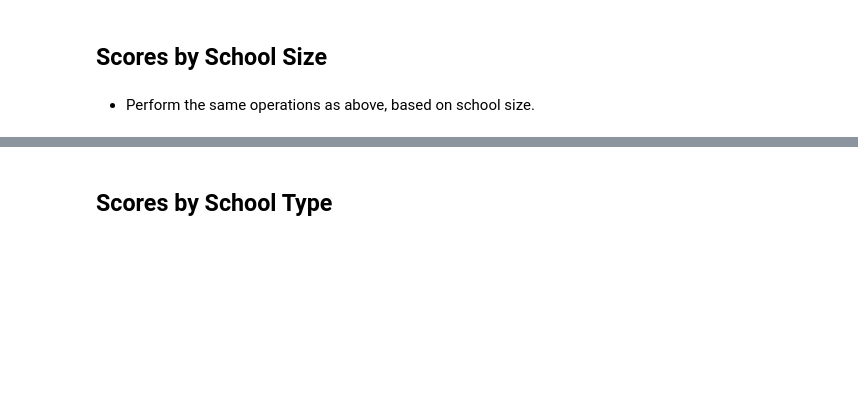
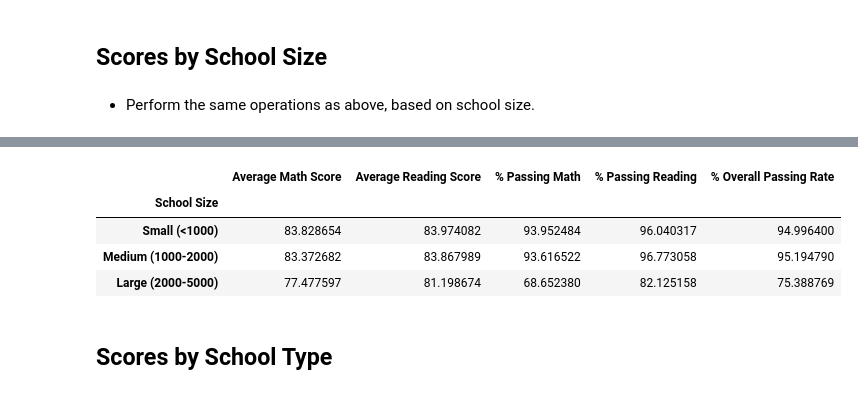
Before and after one commit to mtbulut/Pandas-Challenge-1, a Jupyter notebook: PyCitySchools/PyCitySchools_starter.ipynb, the cells around one changed output, grey strips where cells are left out. Saved outputs shown, nothing was run; the diff lists cells and outputs as text; code cells hidden in the pictures; blank space fills up the shorter version.

```diff
--- a/PyCitySchools/PyCitySchools_starter.ipynb
+++ b/PyCitySchools/PyCitySchools_starter.ipynb
@@ -254,4 +256,4 @@ spend
 # %%
 # Sample bins. Feel free to create your own bins.
 size_bins = [0, 1000, 2000, 5000]
-group_names = ["Small (<1000)", "Medium (1000-2000)", "Large (2000-5000)"]
+size_names = ["Small (<1000)", "Medium (1000-2000)", "Large (2000-5000)"]
@@ -265,3 +260,14 @@ group_names = ["Small (<1000)", "Medium (1000-2000)", "Large (2000-5000)"]
+# %%
+size = scores_by(schools,'Total Students',size_bins,size_names,)
+size = scores_math(size)\
+        .rename_axis('School Size')
+size[columns]
+# %% [output]
+|  | Average Math Score | Average Reading Score | % Passing Math | % Passing Reading | % Overall Passing Rate |
+| School Size |  |  |  |  |  |
+| Small (<1000) | 83.828654 | 83.974082 | 93.952484 | 96.040317 | 94.996400 |
+| Medium (1000-2000) | 83.372682 | 83.867989 | 93.616522 | 96.773058 | 95.194790 |
+| Large (2000-5000) | 77.477597 | 81.198674 | 68.652380 | 82.125158 | 75.388769 |
 # %% [markdown]
 ## Scores by School Type
 # %% [markdown]
```
Also changed, not shown: parts of 12 cells of this notebook.
